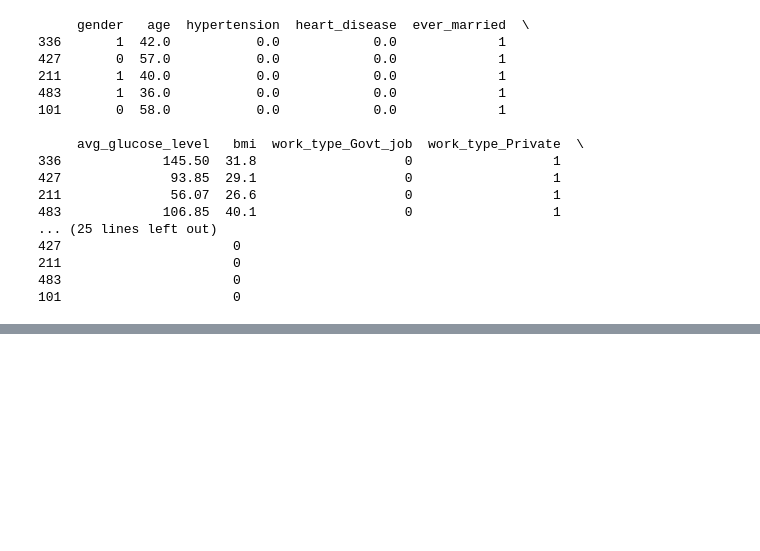
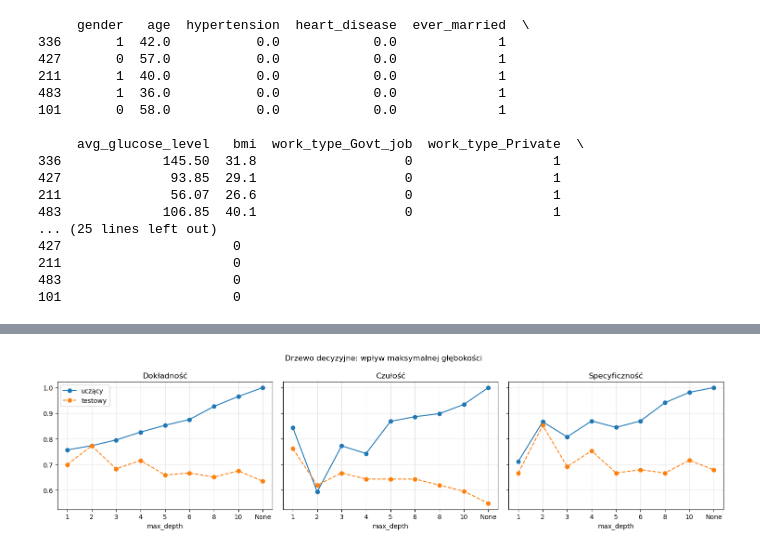
Before and after one commit to waclawik/Uczenie-maszynowe, a Jupyter notebook: Ćw_3_Wacławik_Zientarska.ipynb, the cells around one changed output, grey strips where cells are left out. Drawn from its saved outputs; the diff is of its cells as text; code cells hidden in the pictures; blank space fills up the shorter version.

```diff
--- a/Ćw_3_Wacławik_Zientarska.ipynb
+++ b/Ćw_3_Wacławik_Zientarska.ipynb
@@ -252,6 +274,3 @@ print(X_train.head())
 211                      0
 483                      0
 101                      0
-# %%
-model = DecisionTreeClassifier()
-model.fit(X_train, y_train)
@@ -358,0 +357,6 @@ plt.show()
+# %%
+glebokosci = [1, 2, 3, 4, 5, 6, 8, 10, None]
+wyniki_glebokosc = badaj_parametr(
+    lambda d: DecisionTreeClassifier(max_depth=d, random_state=42), glebokosci, "max_depth"
+)
+tabela(wyniki_glebokosc, "max_depth")
@@ -358,0 +376,4 @@ plt.show()
+# %%
+wykres(wyniki_glebokosc, "max_depth", "Drzewo decyzyjne: wpływ maksymalnej głębokości")
+# %% [output]
+[figure, added]
```
Also changed, not shown: parts of 69 cells of this notebook, 2 other files.
